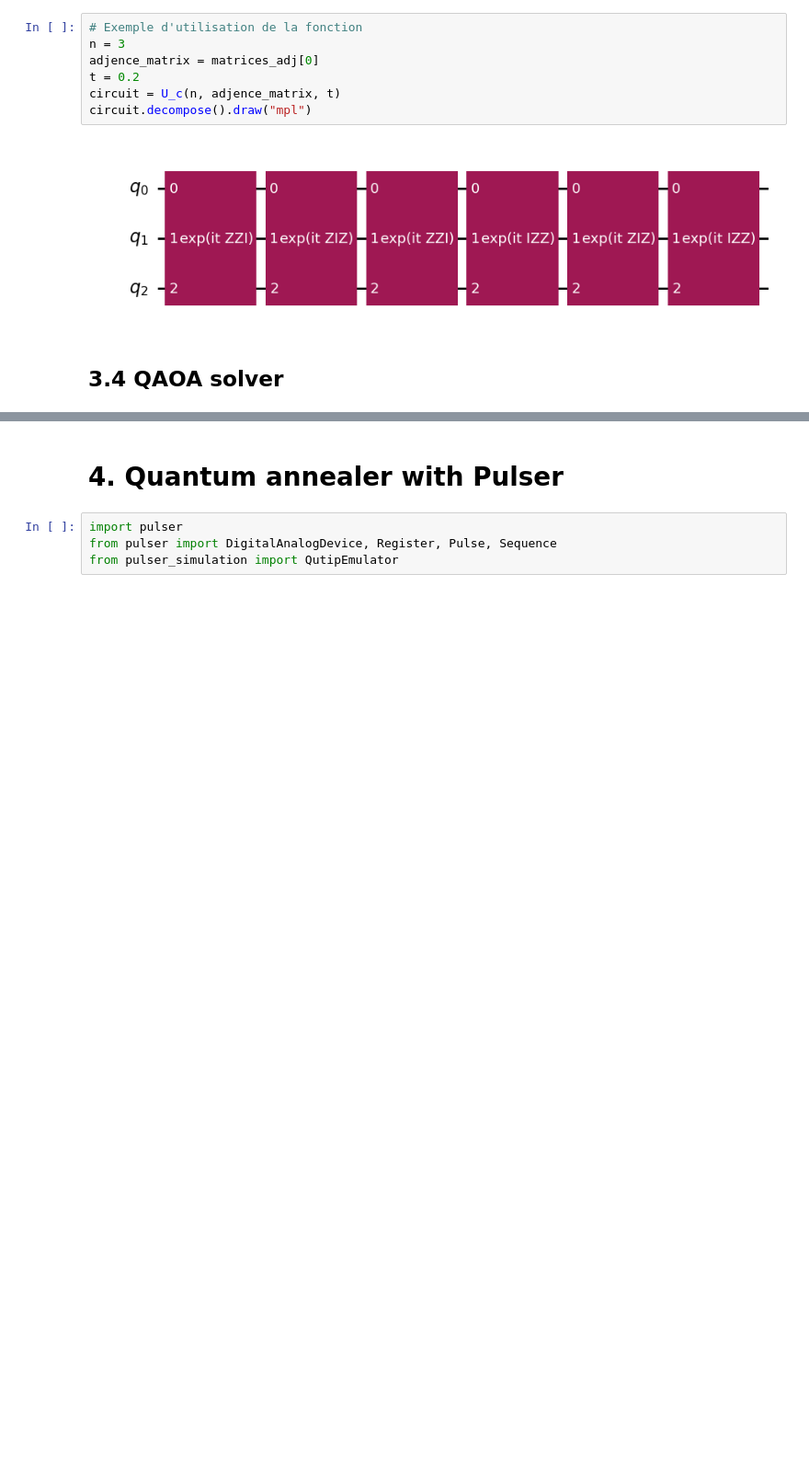
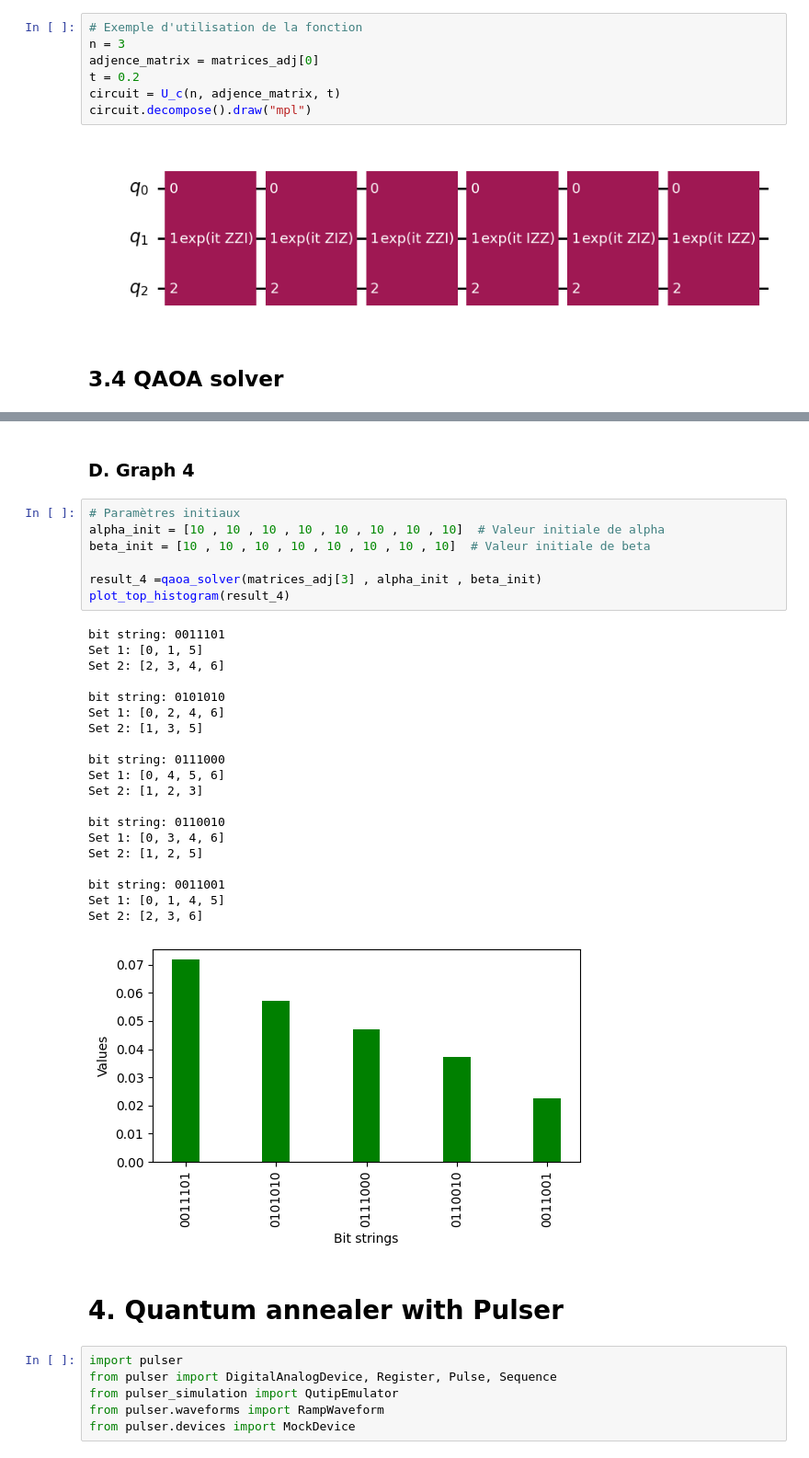
Before and after one commit to darkmatter2000/Maxcut_qaoa_and_annealing, a Jupyter notebook: quantum_maxcut.ipynb, the cells around one changed output, grey strips where cells are left out. Shown at 92% size. Drawn from its saved outputs; the diff is of its cells as text; blank space fills up the shorter version.

```diff
--- a/quantum_maxcut.ipynb
+++ b/quantum_maxcut.ipynb
@@ -564,6 +527,38 @@ Set 2: [1, 3, 5]
+# %% [markdown]
+### D. Graph 4
+# %%
+# Paramètres initiaux
+alpha_init = [10 , 10 , 10 , 10 , 10 , 10 , 10 , 10]  # Valeur initiale de alpha
+beta_init = [10 , 10 , 10 , 10 , 10 , 10 , 10 , 10]  # Valeur initiale de beta
+
+result_4 =qaoa_solver(matrices_adj[3] , alpha_init , beta_init)
+plot_top_histogram(result_4)
+# %% [output]
+bit string: 0011101
+Set 1: [0, 1, 5]
+Set 2: [2, 3, 4, 6]
+
+bit string: 0101010
+Set 1: [0, 2, 4, 6]
+Set 2: [1, 3, 5]
+
+bit string: 0111000
+Set 1: [0, 4, 5, 6]
+Set 2: [1, 2, 3]
+
+bit string: 0110010
+Set 1: [0, 3, 4, 6]
+Set 2: [1, 2, 5]
+
+bit string: 0011001
+Set 1: [0, 1, 4, 5]
+Set 2: [2, 3, 6]
+[figure, added]
 # %% [markdown]
 # 4. Quantum annealer with Pulser
 # %%
 import pulser
 from pulser import DigitalAnalogDevice, Register, Pulse, Sequence
 from pulser_simulation import QutipEmulator
+from pulser.waveforms import RampWaveform
+from pulser.devices import MockDevice
```
Also changed, not shown: parts of 58 cells of this notebook.
